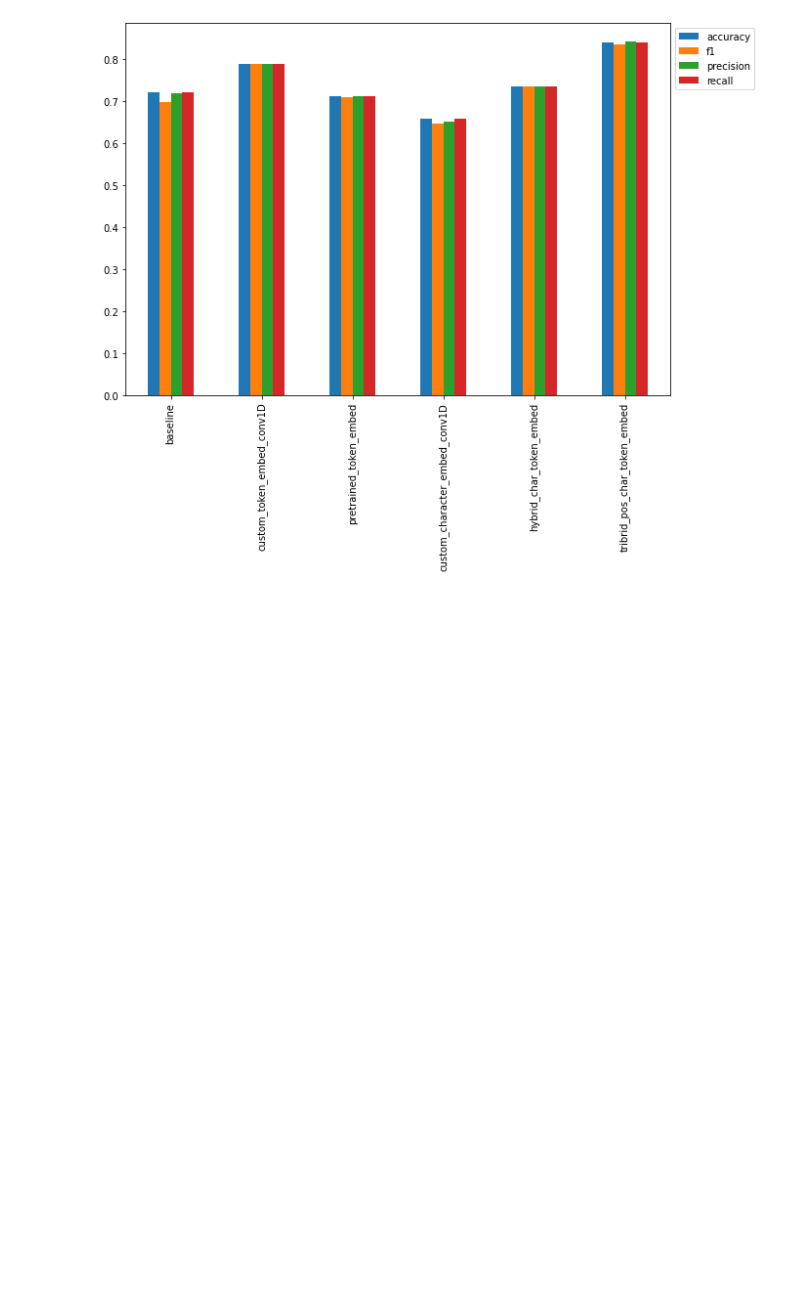
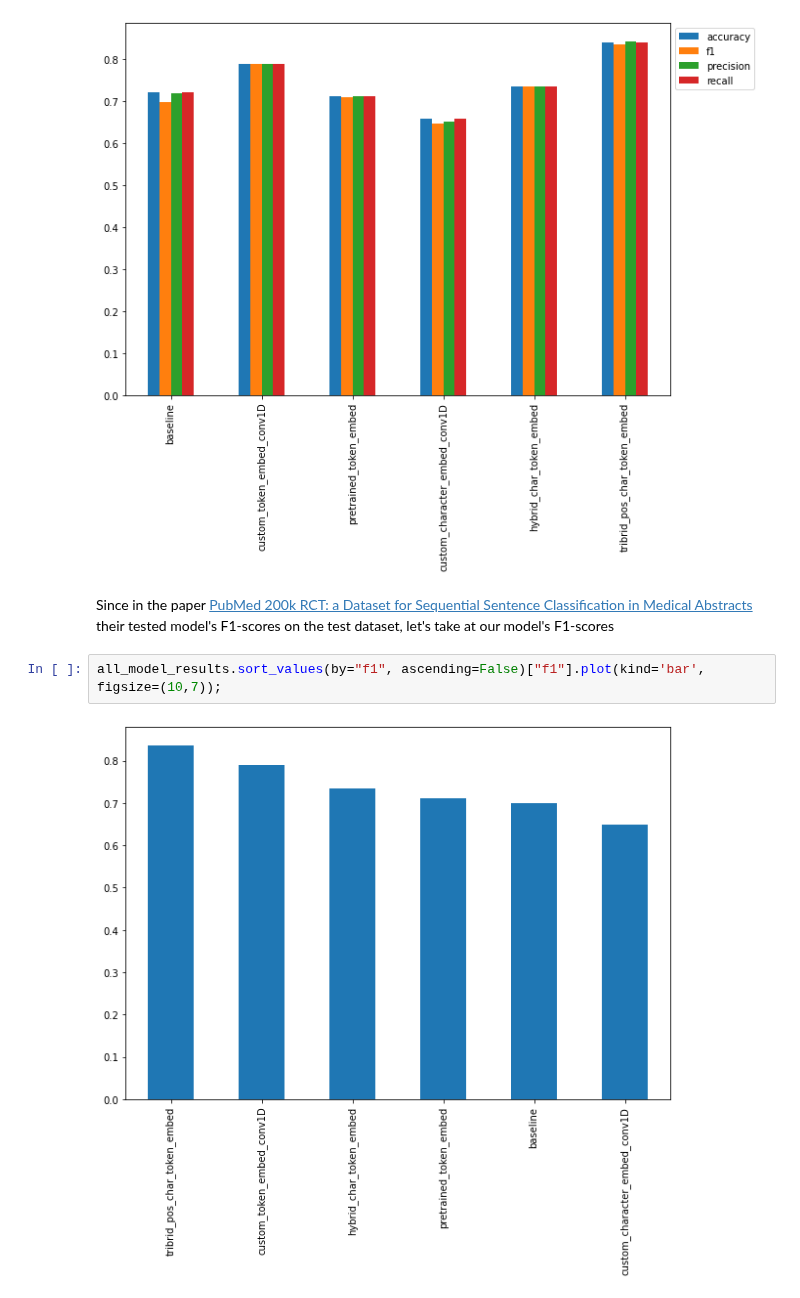
Before and after one commit to SaketMunda/introduction-to-nlp, a Jupyter notebook: skimlit_nlp_milestone_project.ipynb, the cells around one changed output. Saved outputs shown, nothing was run; the diff lists cells and outputs as text; blank space fills up the shorter version.

Commit message:
evaluate model on test dataset

```diff
--- a/skimlit_nlp_milestone_project.ipynb
+++ b/skimlit_nlp_milestone_project.ipynb
@@ -1609,3 +1609,9 @@ all_model_results["accuracy"] = all_model_results["accuracy"]/100
 all_model_results.plot(kind='bar', figsize=(10, 7)).legend(bbox_to_anchor=(1.0, 1.0));
 # %% [output]
 [figure]
+# %% [markdown]
+Since in the paper [PubMed 200k RCT: a Dataset for Sequential Sentence Classification in Medical Abstracts](https://arxiv.org/pdf/1710.06071.pdf) their tested model's F1-scores on the test dataset, let's take at our model's F1-scores
+# %%
+all_model_results.sort_values(by="f1", ascending=False)["f1"].plot(kind='bar', figsize=(10,7));
+# %% [output]
+[figure, added]
```
Also changed, not shown: parts of 15 cells of this notebook.
